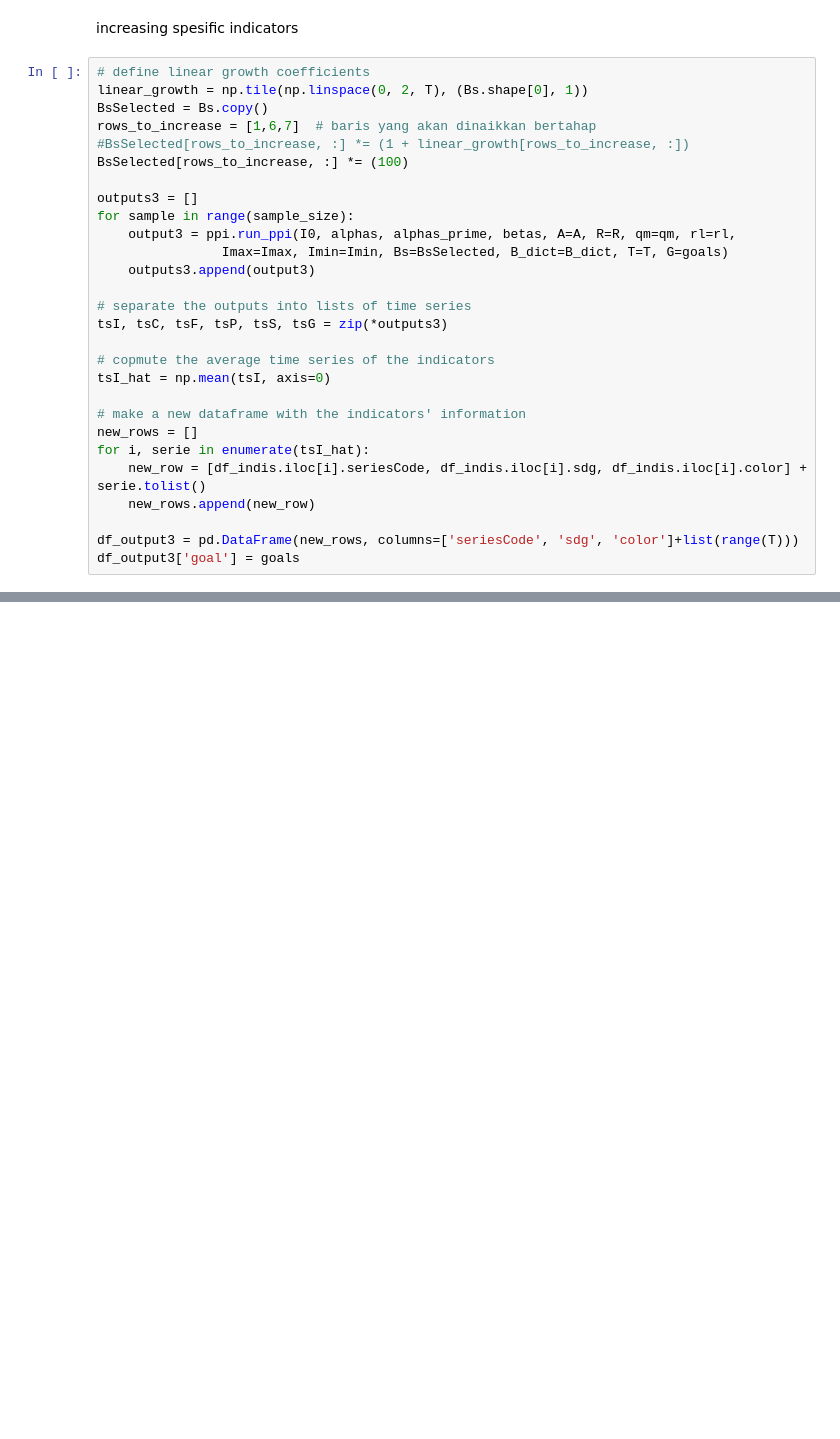
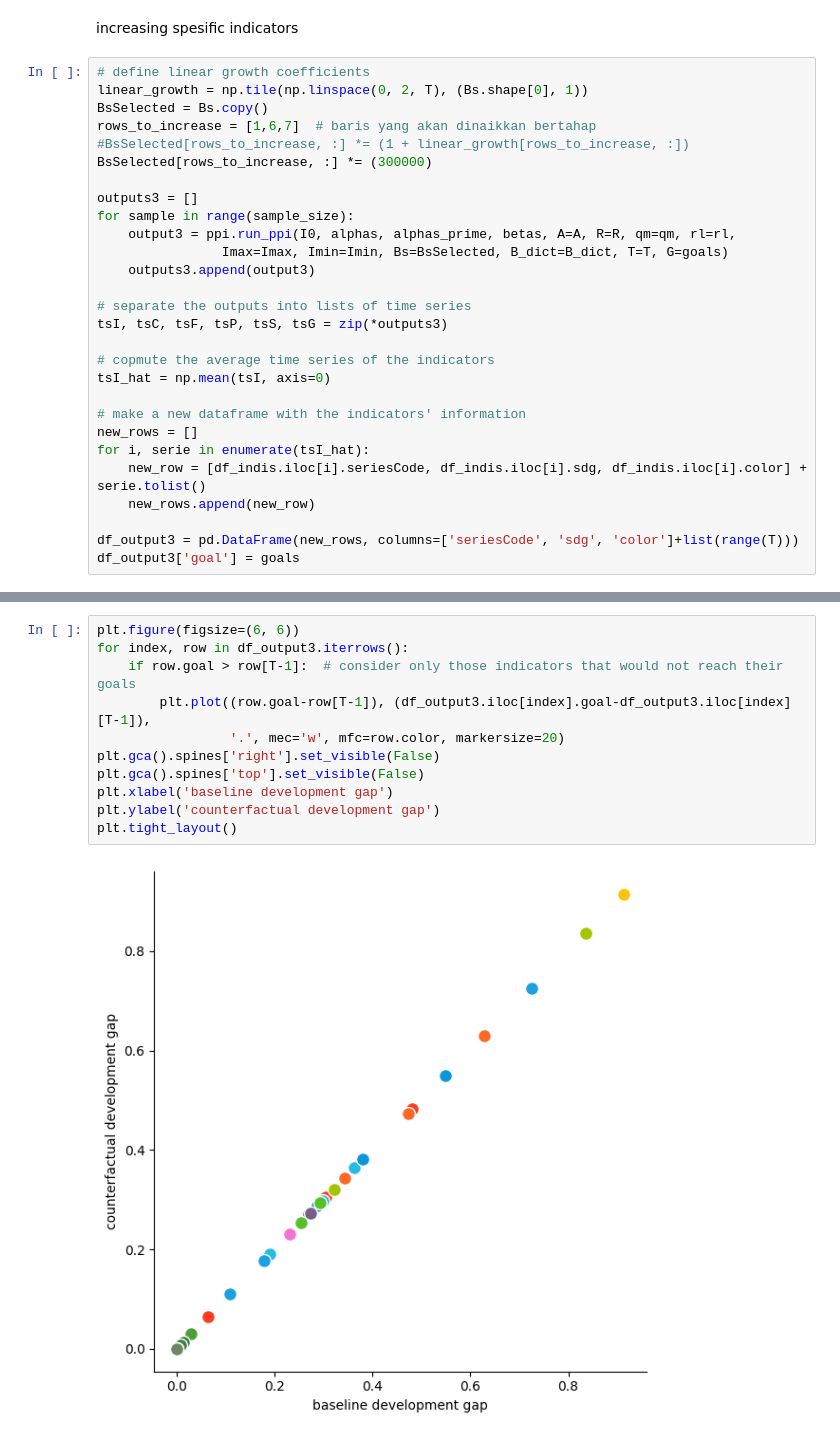
Before and after one commit to agi2019/ppi-gci, a Jupyter notebook: tutorials/03 - simple_prospective.ipynb, the cells around one changed output, grey strips where cells are left out. Drawn from its saved outputs; the diff is of its cells as text; blank space fills up the shorter version.

```diff
--- a/tutorials/03 - simple_prospective.ipynb
+++ b/tutorials/03 - simple_prospective.ipynb
@@ -237,7 +237,7 @@ linear_growth = np.tile(np.linspace(0, 2, T), (Bs.shape[0], 1))
 BsSelected = Bs.copy()
 rows_to_increase = [1,6,7]  # baris yang akan dinaikkan bertahap
 #BsSelected[rows_to_increase, :] *= (1 + linear_growth[rows_to_increase, :])
-BsSelected[rows_to_increase, :] *= (100)
+BsSelected[rows_to_increase, :] *= (300000)
 
 outputs3 = []
 for sample in range(sample_size):
@@ -313,0 +314,13 @@ plt.tight_layout()
+# %%
+plt.figure(figsize=(6, 6))
+for index, row in df_output3.iterrows():
+    if row.goal > row[T-1]:  # consider only those indicators that would not reach their goals
+        plt.plot((row.goal-row[T-1]), (df_output3.iloc[index].goal-df_output3.iloc[index][T-1]),
+                 '.', mec='w', mfc=row.color, markersize=20)
+plt.gca().spines['right'].set_visible(False)
+plt.gca().spines['top'].set_visible(False)
+plt.xlabel('baseline development gap')
+plt.ylabel('counterfactual development gap')
+plt.tight_layout()
+# %% [output]
+[figure, added]
```
Also changed, not shown: parts of 3 cells of this notebook.
